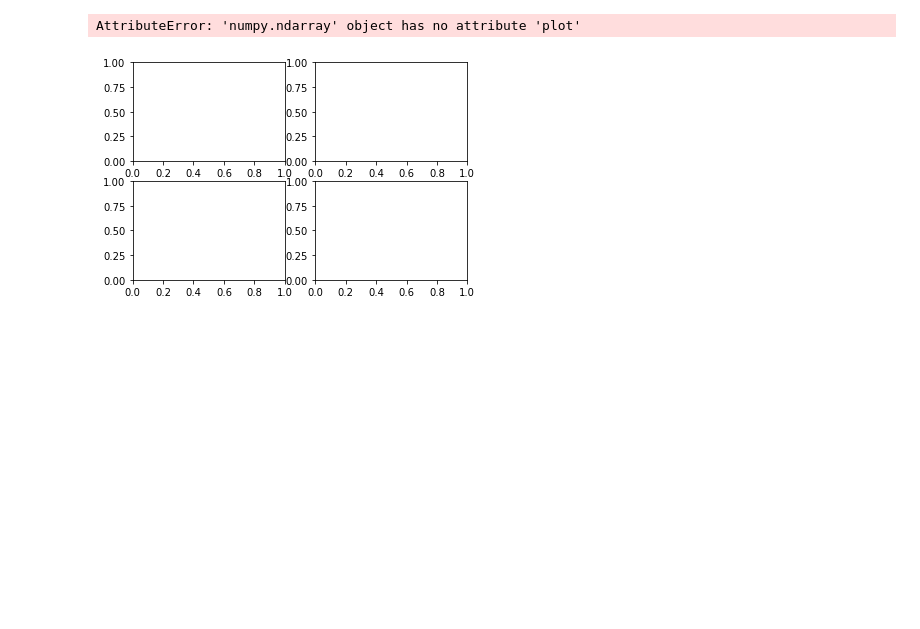
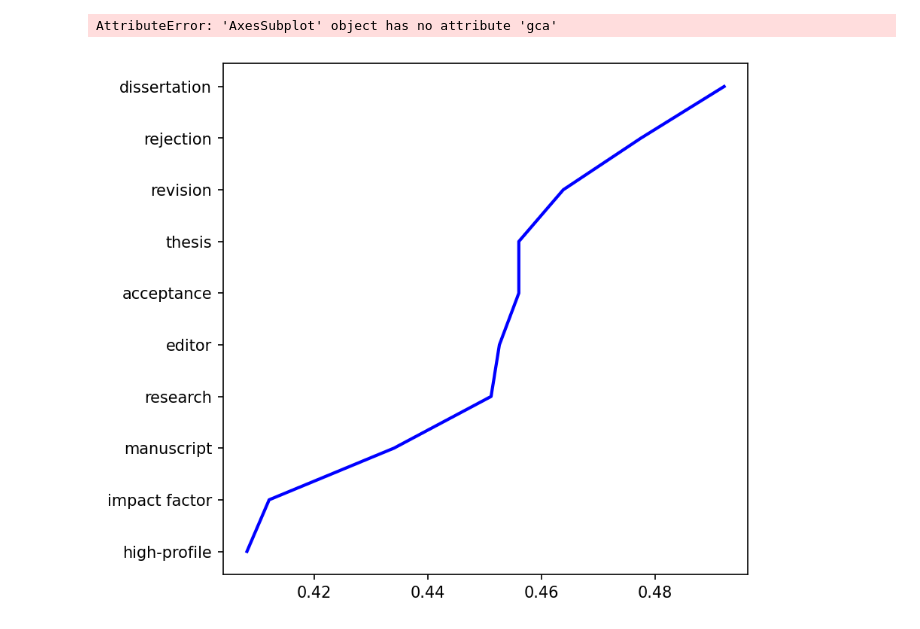
Before and after one commit to sciosci/psycho_ai, a Jupyter notebook: bias_in_datasets/experiment1.ipynb, the cells around one changed output. Saved outputs shown, nothing was run; the diff lists cells and outputs as text; code cells hidden in the pictures; blank space fills up the shorter version.

```diff
--- a/bias_in_datasets/experiment1.ipynb
+++ b/bias_in_datasets/experiment1.ipynb
@@ -37,15 +37,16 @@ names = json.load(open('race.json','r'))
 african_european_pair = list(product(names['African-American'],names['European']))
 # %%
 import matplotlib.pyplot as plt
-ax = plt.subplots(2,2)
+ax = plt.subplots(figsize = (6, 6), dpi=150)
+
 pse_score = two_afc.pse(embedding, target_Research, female_male_pairs)
-two_afc.plot_pse(pse_score, ax)
+two_afc.plot_pse(pse_score,ax)
 pse_score = two_afc.pse(embedding, target_teaching, female_male_pairs)
-two_afc.plot_pse(pse_score, ax)
+two_afc.plot_pse(pse_score)
 pse_score = two_afc.pse(embedding, target_service, female_male_pairs)
 two_afc.plot_pse(pse_score)
 pse_score = two_afc.pse(embedding, target_funding, female_male_pairs)
 two_afc.plot_pse(pse_score)
 # %% [output]
-AttributeError: 'numpy.ndarray' object has no attribute 'plot'
+AttributeError: 'AxesSubplot' object has no attribute 'gca'
-[figure, old version]
+[figure, new version]
```
Also changed, not shown: parts of 1 cell of this notebook, 1 other file.
